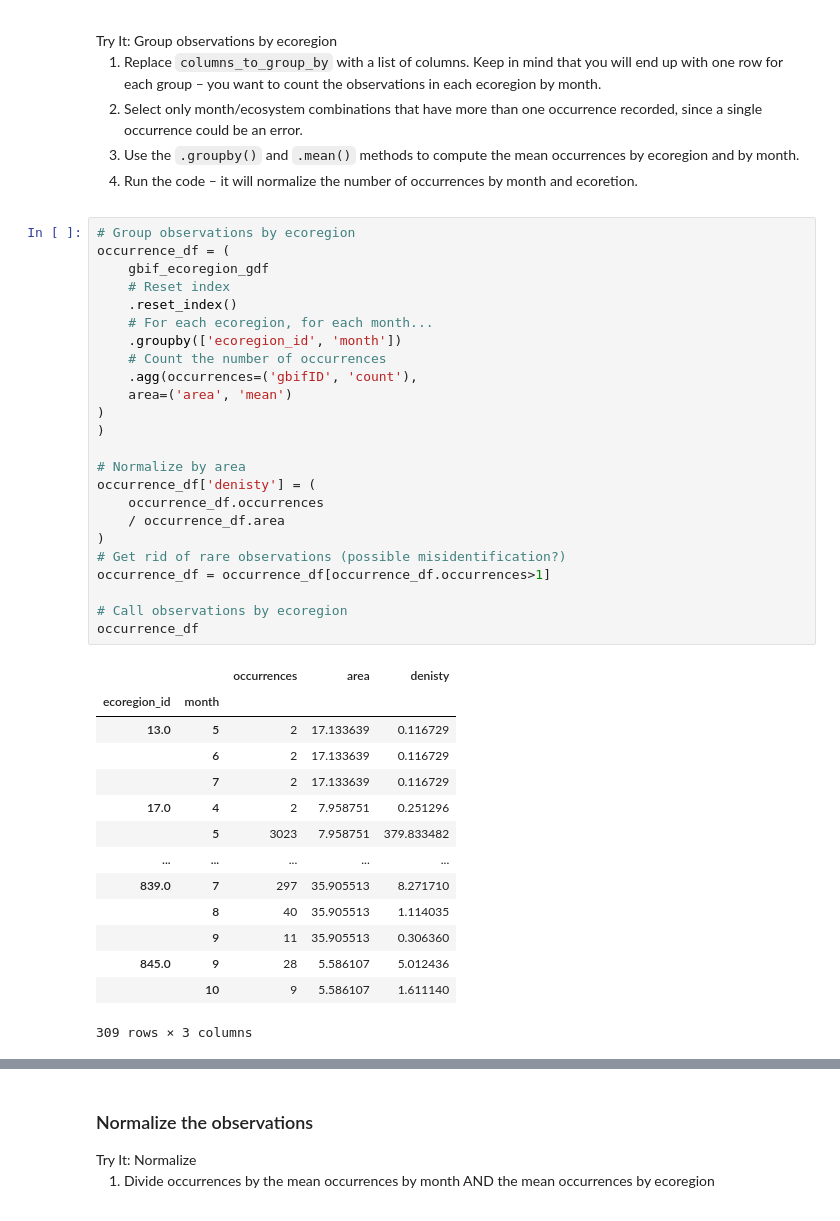
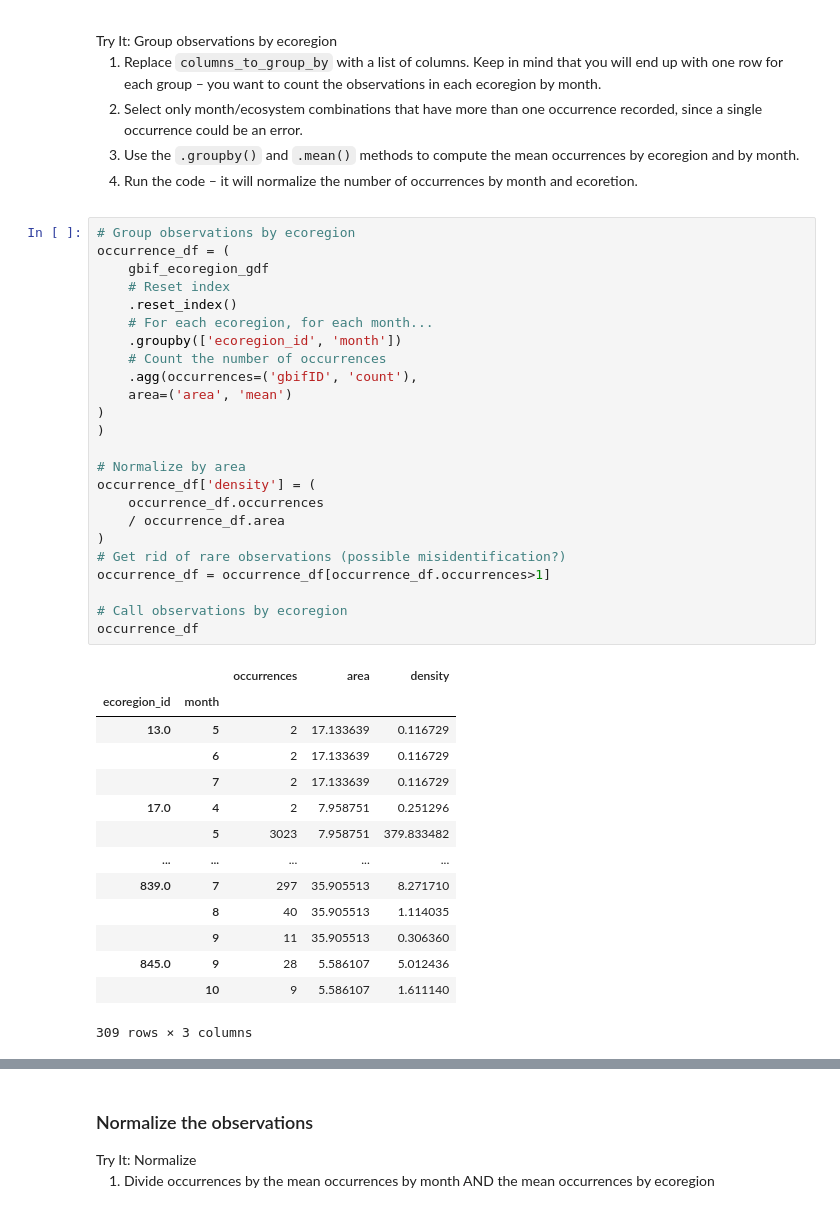
Before and after one commit to nym-veach/final-project-nym-veach, a Jupyter notebook: notebooks/migration-32-normalize.ipynb, the cells around one changed output, grey strips where cells are left out. Cells and saved outputs as stored; diff of their text form.

```diff
--- a/notebooks/migration-32-normalize.ipynb
+++ b/notebooks/migration-32-normalize.ipynb
@@ -73,29 +73,29 @@ and ecoretion.</li>
 # %%
 # Group observations by ecoregion
 occurrence_df = (
     gbif_ecoregion_gdf
     # Reset index
     .reset_index()
     # For each ecoregion, for each month...
     .groupby(['ecoregion_id', 'month'])
     # Count the number of occurrences
     .agg(occurrences=('gbifID', 'count'),
     area=('area', 'mean')
 )
 )
 
 # Normalize by area
-occurrence_df['denisty'] = (
+occurrence_df['density'] = (
     occurrence_df.occurrences
     / occurrence_df.area
 )
 # Get rid of rare observations (possible misidentification?)
 occurrence_df = occurrence_df[occurrence_df.occurrences>1]
 
 # Call observations by ecoregion
 occurrence_df
 # %% [output]
-|  |  | occurrences | area | denisty |
+|  |  | occurrences | area | density |
 | ecoregion_id | month |  |  |  |
 | 13.0 | 5 | 2 | 17.133639 | 0.116729 |
 |  | 6 | 2 | 17.133639 | 0.116729 |
```
Also changed, not shown: parts of 3 cells of this notebook.
